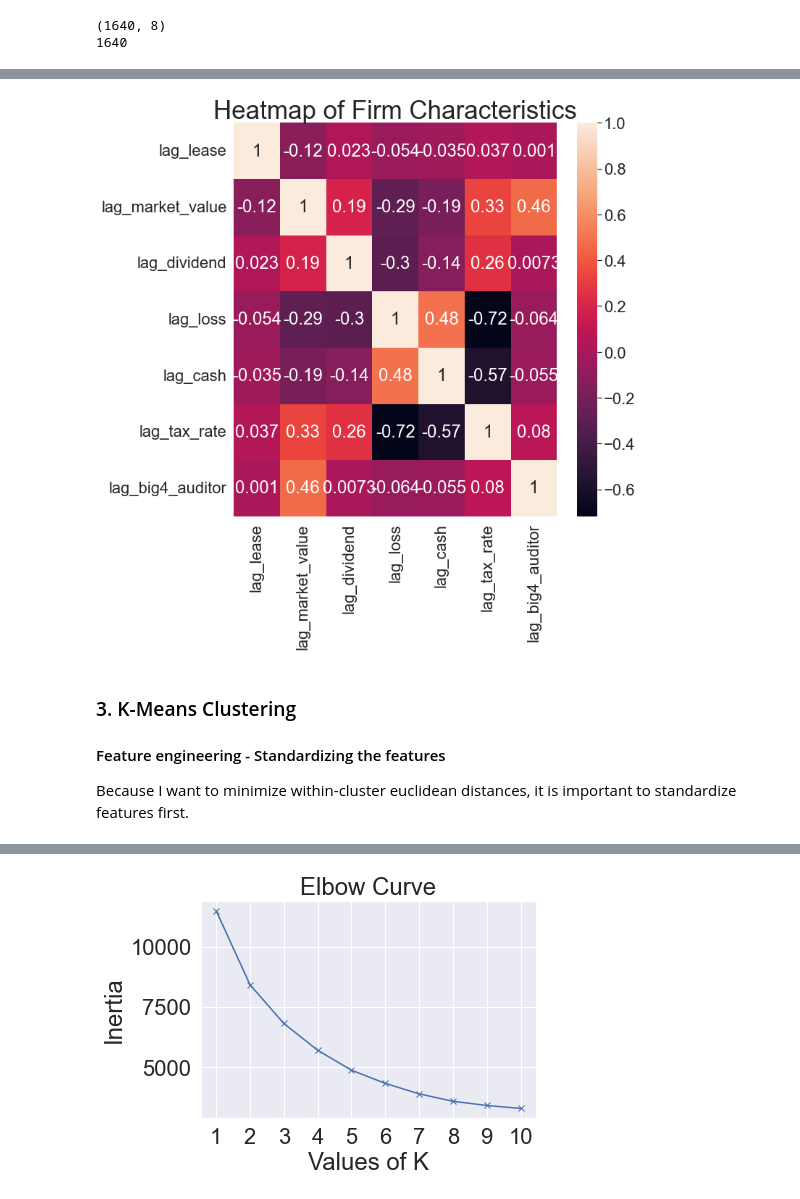
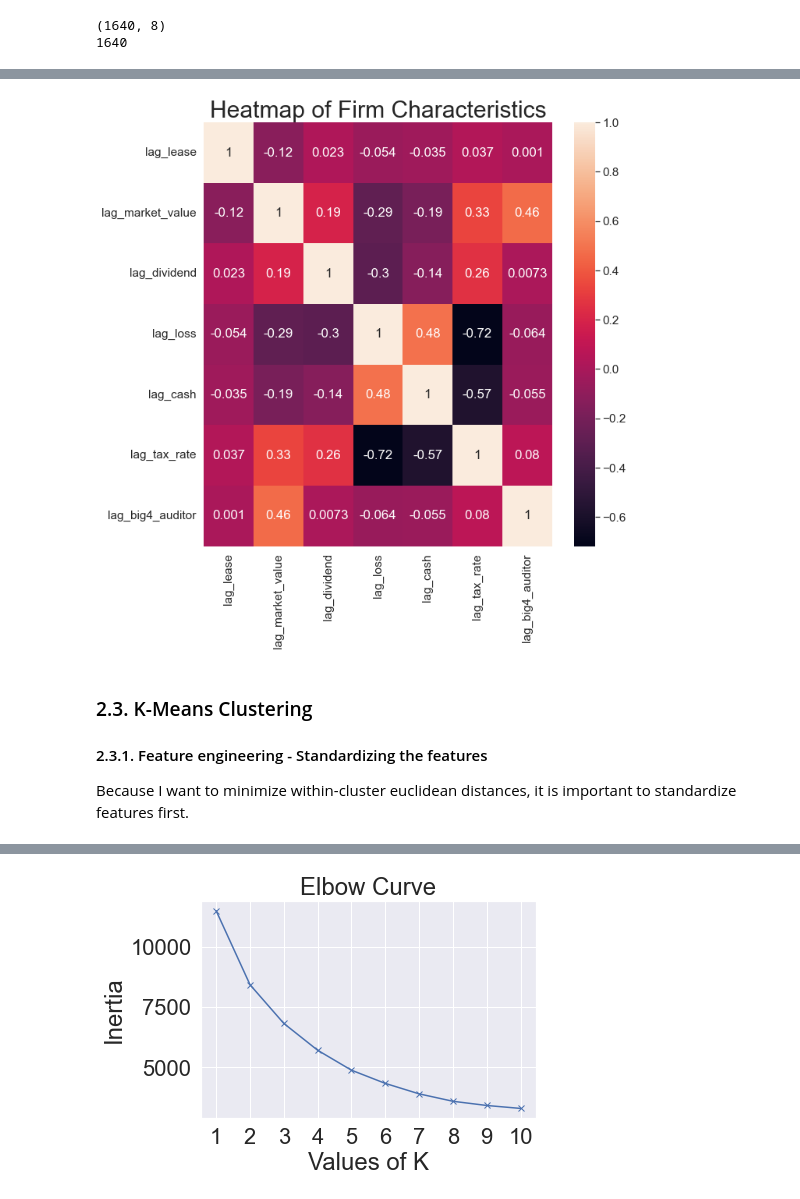
Before and after one commit to youngdataspace/K-Means-Clustering-Fixed-Effects, a Jupyter notebook: K Means Cluster Fixed Effects.ipynb, the cells around one changed output, grey strips where cells are left out. Cells and saved outputs as stored; diff of their text form; code cells hidden in the pictures.

```diff
--- a/K Means Cluster Fixed Effects.ipynb
+++ b/K Means Cluster Fixed Effects.ipynb
@@ -98,16 +98,16 @@ plt.show()
 # %%
 # Plot correlation heatmap
 correlations = sample.corr()                                # Compute correlations
 f, ax = plt.subplots(figsize=(10,10))                       # Figure size
 sns.heatmap(correlations, annot=True)                       # Create a heatmap
-sns.set(font_scale=2)                                       # Font size
-plt.title('Heatmap of Firm Characteristics', fontsize = 35) # Title
+sns.set(font_scale=1.4)                                       # Font size
+plt.title('Heatmap of Firm Characteristics', fontsize = 30) # Title
 plt.show()
 # %% [output]
-[figure, old version]
+[figure, new version]
 # %% [markdown]
-### 3. K-Means Clustering
-#### Feature engineering - Standardizing  the features
+### 2.3. K-Means Clustering
+#### 2.3.1. Feature engineering - Standardizing  the features
 Because I want to minimize within-cluster euclidean distances, it is important to standardize features first.
 # %%
 # Standardize features
```
Also changed, not shown: parts of 14 cells of this notebook.
